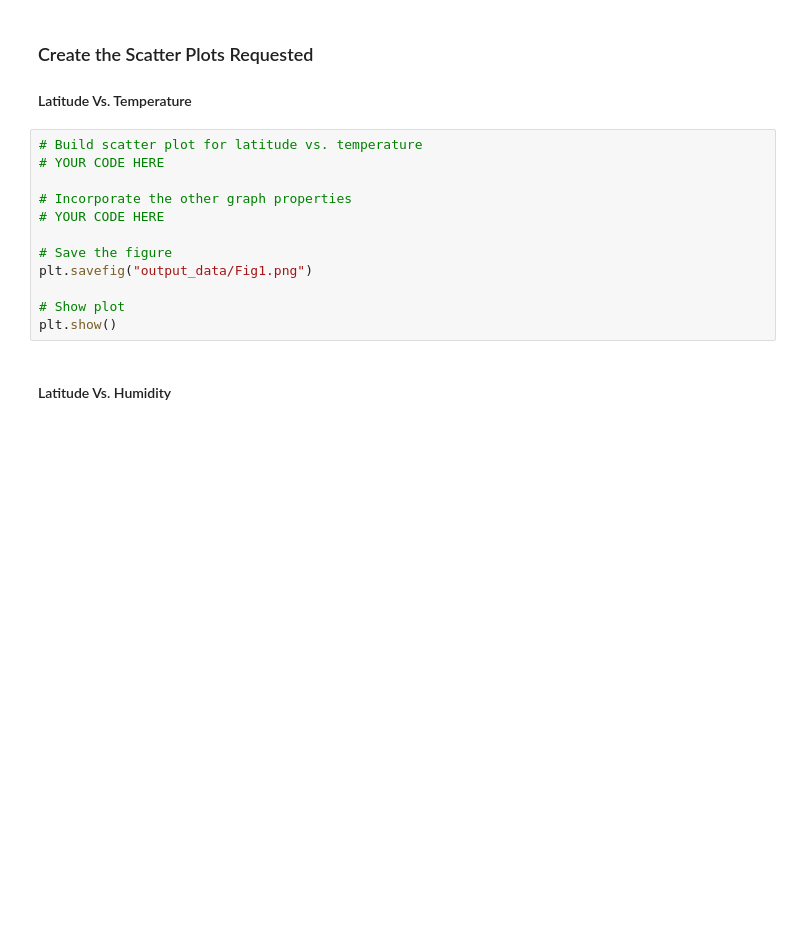
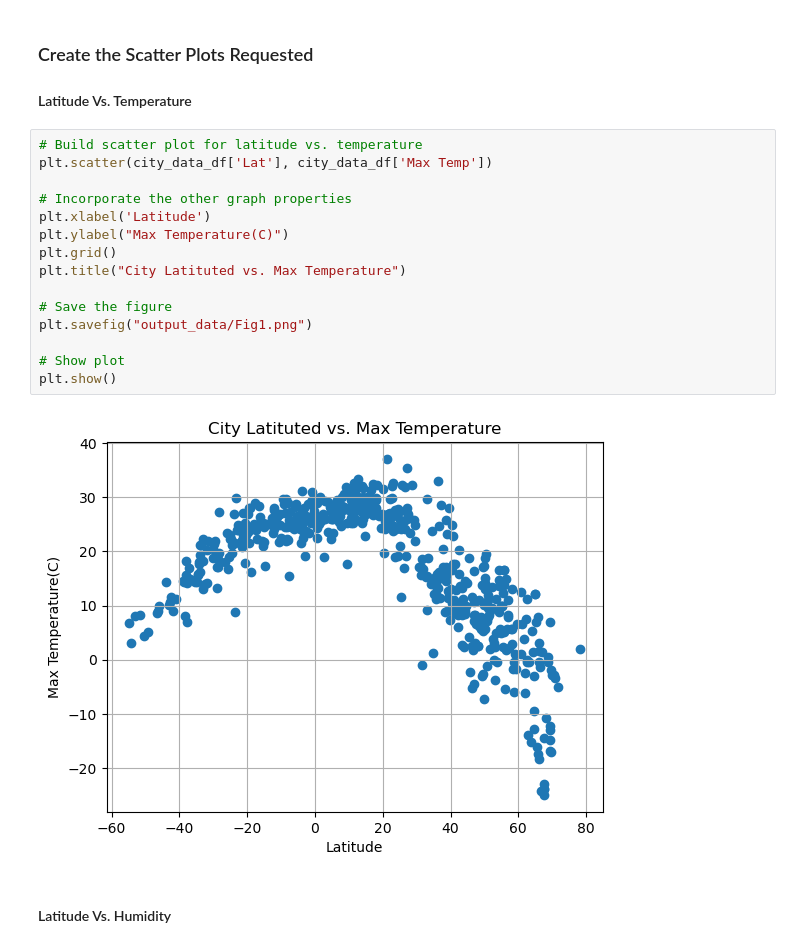
Before and after one commit to dsfackrell/python-api-challenge, a Jupyter notebook: WeatherPy/WeatherPy.ipynb, the cells around one changed output. Saved outputs shown, nothing was run; the diff lists cells and outputs as text; blank space fills up the shorter version.

Commit message:
Scatter Plots

```diff
--- a/WeatherPy/WeatherPy.ipynb
+++ b/WeatherPy/WeatherPy.ipynb
@@ -191,16 +153,21 @@ city_data_df.head()
 #### Latitude Vs. Temperature
 # %%
 # Build scatter plot for latitude vs. temperature
-# YOUR CODE HERE
+plt.scatter(city_data_df['Lat'], city_data_df['Max Temp'])
 
 # Incorporate the other graph properties
-# YOUR CODE HERE
+plt.xlabel('Latitude')
+plt.ylabel("Max Temperature(C)")
+plt.grid()
+plt.title("City Latituted vs. Max Temperature")
 
 # Save the figure
 plt.savefig("output_data/Fig1.png")
 
 # Show plot
 plt.show()
+# %% [output]
+[figure, added]
 # %% [markdown]
 #### Latitude Vs. Humidity
 # %%
```
Also changed, not shown: parts of 8 cells of this notebook, 6 other files.
